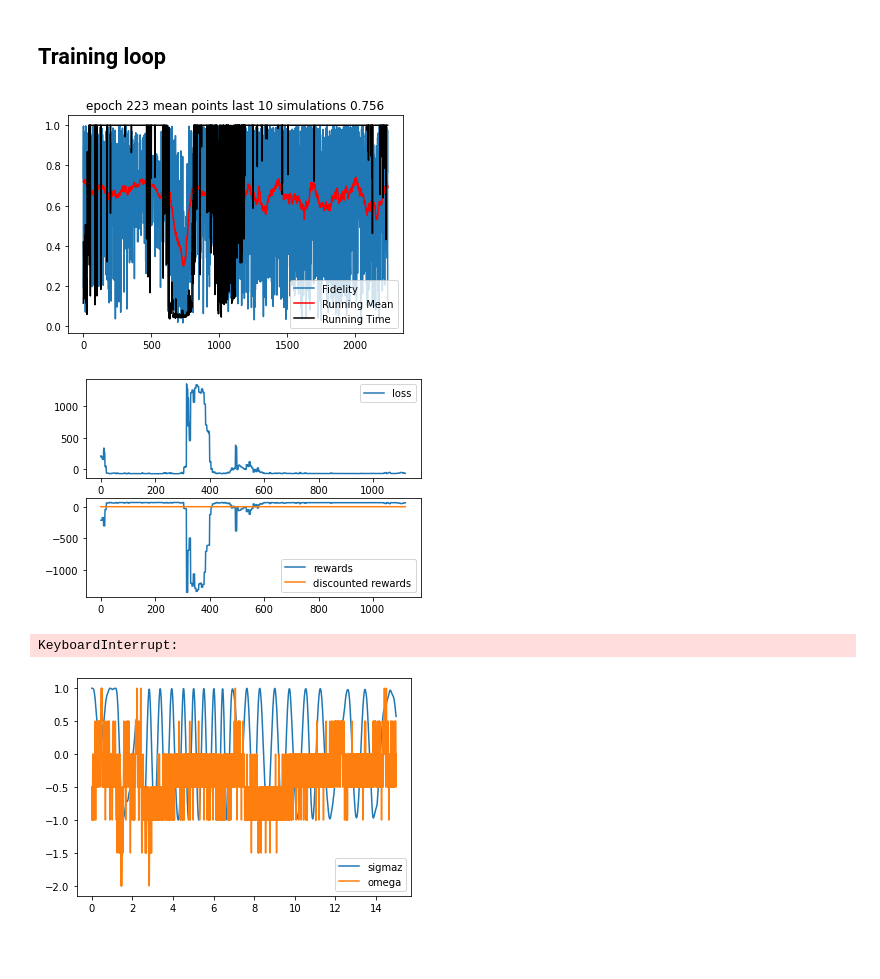
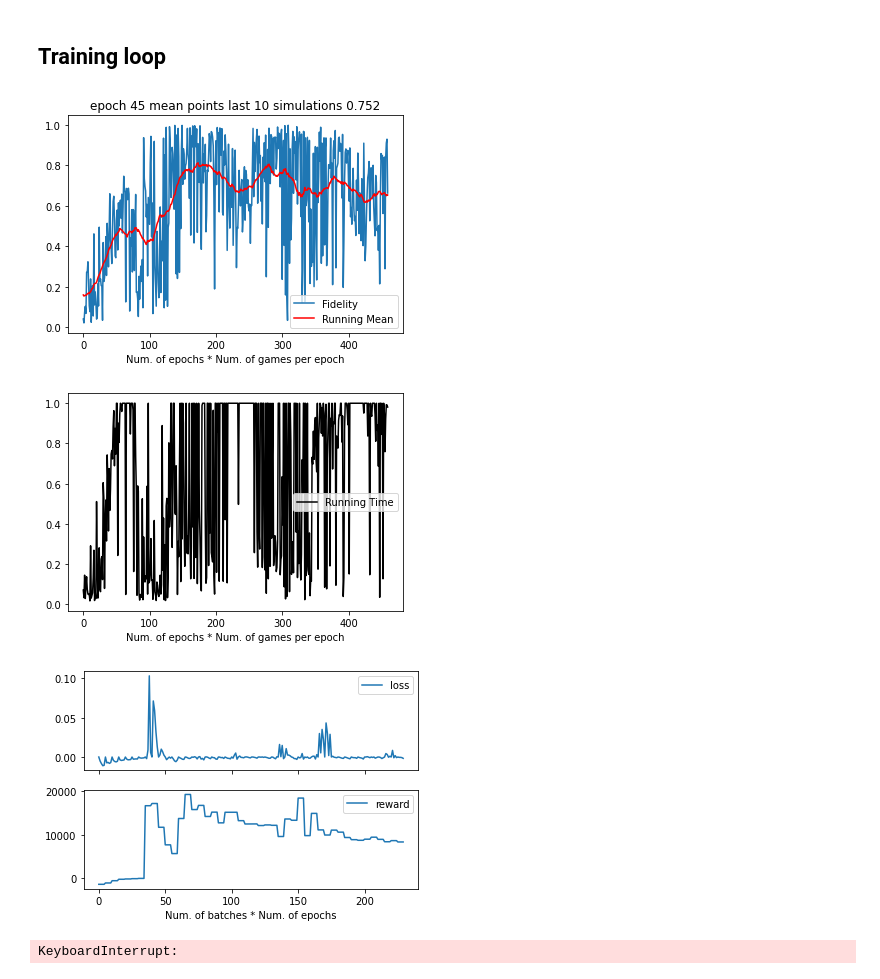
Before and after one commit to SergeyHazanov/ML_2021_quantum_control, a Jupyter notebook: test_notebook.ipynb, the cells around one changed output. Saved outputs shown, nothing was run; the diff lists cells and outputs as text; code cells hidden in the pictures; blank space fills up the shorter version.

```diff
--- a/test_notebook.ipynb
+++ b/test_notebook.ipynb
@@ -32,7 +34,7 @@ plt.style.use({'figure.facecolor':'white'})
 # %% [markdown]
 ### Constants
 # %%
-n_epochs = 1000
+n_epochs = 50
 games_per_epoch = 10
 batch_size = 24000
 num_batches = 5
@@ -40,7 +42,7 @@ learning_rate = 1e-3
 # %% [markdown]
 ### Classes
 # %%
-run_time = 15
+run_time = 10
 dt = 0.01
 env = QuantumEnvironment(energy_gap=1, runtime=run_time, dt=dt)
 
@@ -76,13 +78,13 @@ for epoch in tqdm(range(n_epochs)):
         state, prev_state = env.reset(), None
 
         state = torch.tensor(state, dtype=torch.float).unsqueeze(0)
-        prev_state = state
+        prev_state = torch.zeros_like(state)
 
         while True:
             with torch.no_grad():
-                action, action_p = net.sample_action(state)
+                action, action_p = net.sample_action(state, prev_state)
             new_state, reward, done, info = env.step(action)
-            memory_bank.add_event(state, action, action_p, reward)
+            memory_bank.add_event(state, prev_state, action, action_p, reward)
 
             prev_state = state
             state = torch.tensor(new_state, dtype=torch.float).view(-1).unsqueeze(0)
@@ -103,42 +105,52 @@ for epoch in tqdm(range(n_epochs)):
                        + str(games_per_epoch)
                        + ' simulations '
                        + mean_fid)
     plt.plot(final_fidelity, label='Fidelity')
     plt.plot(running_mean_fid, label='Running Mean', color='red')
+    plt.xlabel('Num. of epochs * Num. of games per epoch')
+    plt.legend()
+    plt.show()
+
     plt.plot(running_time, label='Running Time', color='black')
+    plt.xlabel('Num. of epochs * Num. of games per epoch')
     plt.legend()
     plt.show()
 
     net.train()
+    # if torch.cuda.is_available():
+    #     net.cuda()
 
     for batch_i in range(num_batches):
         optimizer.zero_grad()
 
-        state, action, action_p, reward, discounted_reward = memory_bank.get_sample(batch_size)
+        state, prev_state, action, action_p, reward, discounted_reward = memory_bank.get_sample(batch_size)
         state = state.view((state.shape[0], NET_INPUT_SIZE))
+        prev_state = prev_state.view((prev_state.shape[0], NET_INPUT_SIZE))
 
-        logits = net(state)
+        logits = net(state, prev_state)
 
-        loss = loss_func(logits, action, action_p, reward)  # Took discounted_reward -> reward
+        loss = loss_func(logits, action, action_p, discounted_reward)  # Took discounted_reward -> reward
         loss.backward()
         optimizer.step()
 
         losses.append(loss.item())
         rewards.append(torch.mean(reward).item())
-        discounted_rewards.append(torch.mean(discounted_reward).item())
+        # discounted_rewards.append(discounted_reward.std().item())
 
     torch.save(net.state_dict(), model_name)
 
-    fig, ax = plt.subplots(2,1)561
+    fig, ax = plt.subplots(2,1, sharex=True)
     ax[0].plot(losses, label='loss')
-    ax[1].plot(rewards, label='rewards')
-    ax[1].plot(discounted_rewards, label='discounted rewards')
+    ax[1].plot(rewards, label='reward')
+    # ax[1].plot(discounted_rewards, label='discounted rewards')
     ax[0].legend()
     ax[1].legend()
+    plt.xlabel('Num. of batches * Num. of epochs')
     plt.show()
 # %% [output]
-[figure, old version]
+[figure, new version]
-[figure, old version]
+[figure, new version]
+[figure, added]
 KeyboardInterrupt:
 # %%
 state, prev_state = env.reset(), None
@@ -146,23 +158,28 @@ state, prev_state = env.reset(), None
 state = torch.tensor(state, dtype=torch.float).unsqueeze(0)
 prev_state = state
 
-z = list()
+expect_sigma_z = list()
 omega = list()
+amp = list()
+theta = [0]
 
 while True:
-    action, action_p = net.sample_action(state)
+    action, action_p = net.sample_action(state, prev_state)
     new_state, reward, done, info = env.step(action)
     state = torch.tensor(new_state, dtype=torch.float).view(-1).unsqueeze(0)
-    z.append(state[0][-1])
-    omega.append(state[0][3])
+    expect_sigma_z.append(state[0][-1])
+    omega.append(state[0][3].item())
+    amp.append(np.sqrt(state[0][0]**2 + state[0][1]**2 +state[0][2]**2).item())
+    theta.append(theta[-1] + state[0][3].item() * dt)
     if done:
       break
 
-times = np.array(range(len(z)))*dt
+times = np.array(range(len(expect_sigma_z)))*dt
 
-plt.plot(times, z, label="sigmaz")
-plt.plot(times, np.array(omega), label="omega")
+plt.plot(times, expect_sigma_z, label=r"$\sigma_{z}$")
+plt.plot(times, omega, label=r"$\omega$")
+plt.plot(times, theta[0:-1], label=r"$\theta$")
+plt.plot(times, amp, label="Amp")
+plt.xlabel('Sim. time')
 plt.legend()
 plt.show()
-# %% [output]
-[figure, removed]
```
Also changed, not shown: parts of 1 cell of this notebook, 4 other files.
